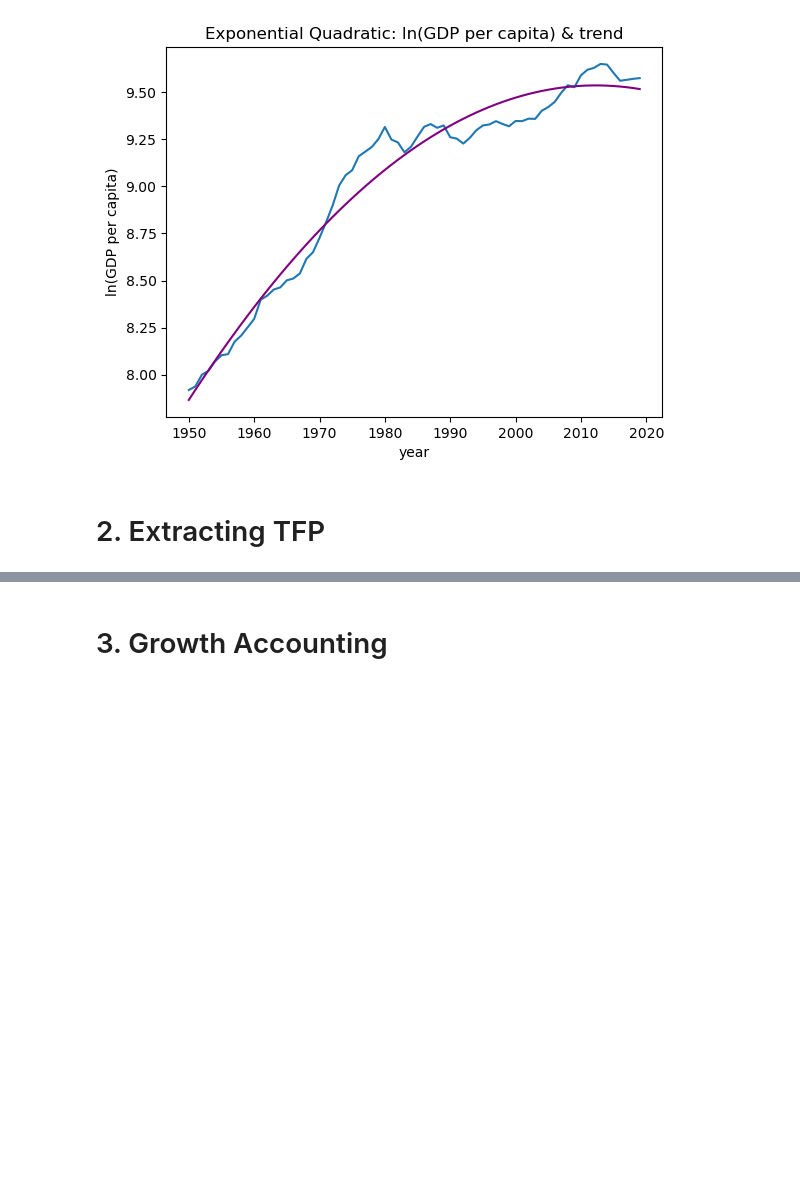
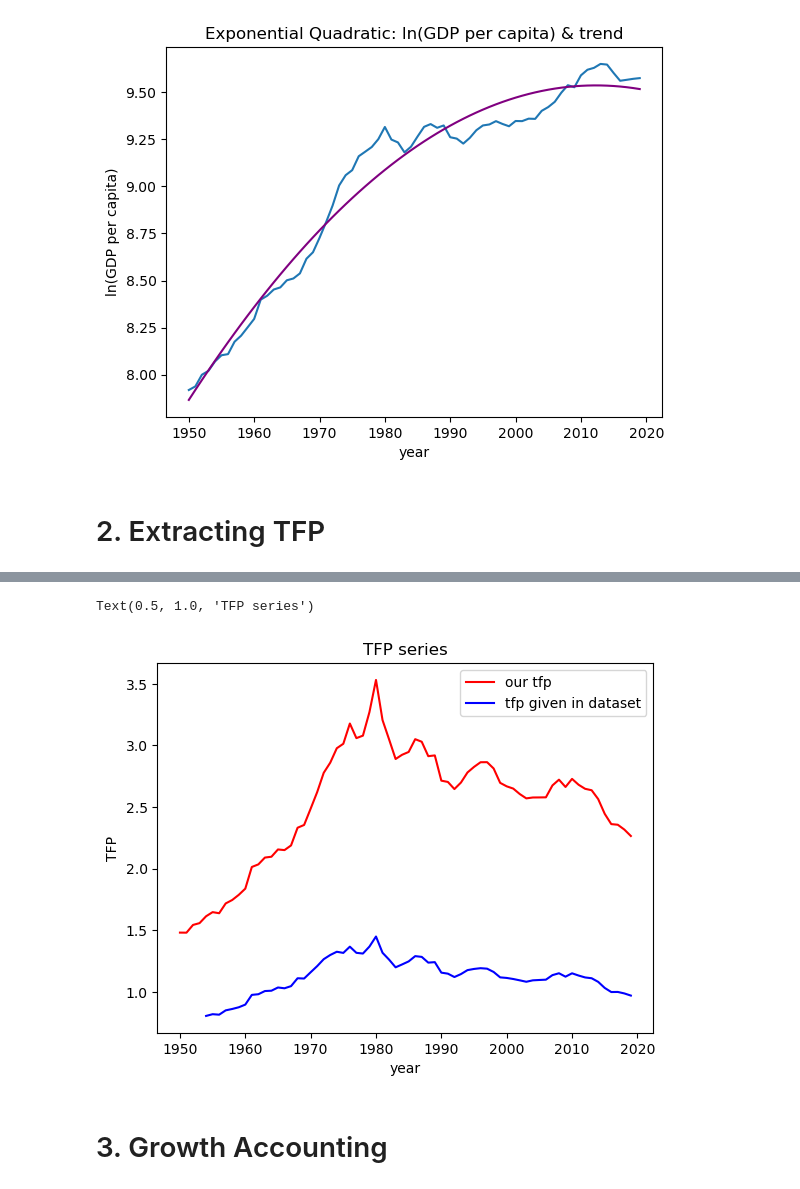
Before and after one commit to Jessie-Fung/ec2b1-brazil, a Jupyter notebook: code/code.ipynb, the cells around one changed output, grey strips where cells are left out. Drawn from its saved outputs; the diff is of its cells as text; code cells hidden in the pictures; blank space fills up the shorter version.

```diff
--- a/code/code.ipynb
+++ b/code/code.ipynb
@@ -324,2 +335,27 @@ Text(0.5, 1.0, 'Exponential Quadratic: ln(GDP per capita) & trend')
+# %%
+alpha = 0.3
+
+#Get relevant variables for Brazil
+data_tfp = all_df.loc[all_df["country"] == "Brazil", ("year", "rgdpna", "rnna", "hc", "emp", "avh", "rtfpna")]
+data_tfp["labour"] = data_tfp["emp"]*data_tfp["avh"]
+
+data.index = data['year']
+
+#Extract TFP
+data_tfp["tfp"] = data_tfp["rgdpna"] / (data_tfp["rnna"]**alpha*(data_tfp["hc"]*data_tfp["labour"])**(1-alpha))
+# %%
+plt.figure()
+plt.plot(data_tfp["year"], data_tfp["tfp"], color = "red", label = "our tfp")
+plt.plot(data_tfp["year"], data_tfp["rtfpna"], color = "blue", label = "tfp given in dataset") #plotting the tfp values given in dataset for reference
+
+plt.legend(loc="upper right", fontsize=10)
+
+plt.xlabel("year")
+plt.ylabel("TFP")
+
+plt.title("TFP series")
+# %% [output]
+Text(0.5, 1.0, 'TFP series')
+[figure, added]
 # %% [markdown]
 # 3. Growth Accounting
```
Also changed, not shown: parts of 20 cells of this notebook, 1 other file.
